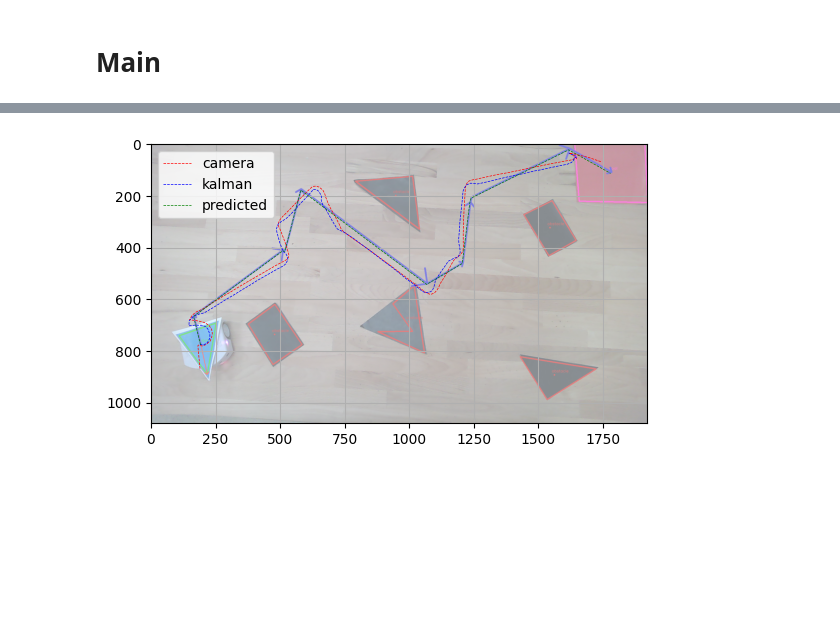
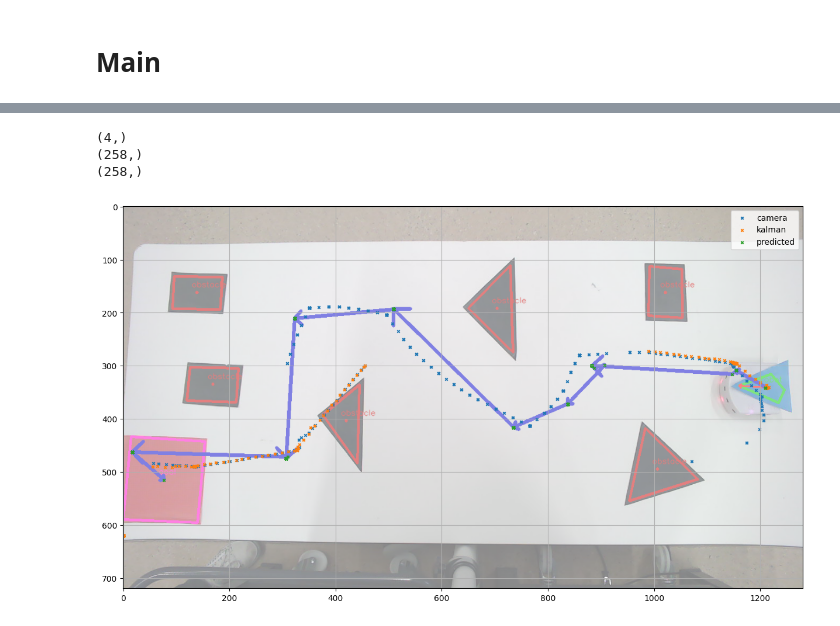
Before and after one commit to jsilveira1409/MICRO-452-Basics-of-mobile-robotics, a Jupyter notebook: project2.ipynb, the cells around one changed output, grey strips where cells are left out. Saved outputs shown, nothing was run; the diff lists cells and outputs as text; code cells hidden in the pictures; blank space fills up the shorter version.

Commit message:
Calibrating Kalman

```diff
--- a/project2.ipynb
+++ b/project2.ipynb
@@ -59,4 +3,22 @@ def controller(angle):
 # %%
+import numpy as np
+import math
+import time
+from computer_vision import *
+from dijkstra import compute_shortest_path
+from kalman import *
+from motion_control import *
+import tdmclient.notebook
+await tdmclient.notebook.start()
+
+
+@tdmclient.notebook.sync_var
+def motors(l_speed=500, r_speed=500):
+    global motor_left_target, motor_right_target
+
+    motor_left_target = l_speed
+    motor_right_target = r_speed
+
 def pathing (video_capture, path, x0, y0, theta0, periode=0.01):
     cam_hist = []
     kal_hist = []
@@ -127,7 +89,7 @@ def pathing (video_capture, path, x0, y0, theta0, periode=0.01):
                 goalx = path[i][0]
                 goaly = path[i][1]
             else:
-                motors(stop, stop)
+                motors(0, 0)
                 break
         else :
             angle =  wrap_angle((teta[i] - pred_teta) % (2*np.pi))
@@ -137,11 +99,14 @@ def pathing (video_capture, path, x0, y0, theta0, periode=0.01):
         u = np.array([[speed_l],[speed_r]]) * ROBOT_SPEED_TO_MM
         motors(speed_l, speed_r)
 
-        cam_hist.append([kx, ky, kteta])
+        if robot_detected == False:
+            cam_hist.append([0, 0, 0])
+        else:
+            cam_hist.append([kx, ky, kteta])
         kal_hist.append([pred_x, pred_y, pred_teta])
         pred_hist.append([goalx, goaly, teta[i]])
 
-    motors(stop, stop)
+    motors(0, 0)
     return cam_hist, kal_hist, pred_hist
 # %% [markdown]
 # Main
@@ -205,23 +165,31 @@ obst_copy  = np.array(obst)
 # %%
 #plot
 pixel_cam = np.zeros(np.shape(cam_copy))
 pixel_kal = np.zeros(np.shape(kal_copy))
 pixel_pred = np.zeros(np.shape(pred_copy))
 # transform to pixel
+plt.figure(figsize=(15,15))
 for i in range(len(cam)):
     pixel_cam[i] = metric_to_pixel(cam_copy[i])
     pixel_kal[i] = metric_to_pixel(kal_copy[i])
     pixel_pred[i] = metric_to_pixel(pred_copy[i])
 
+print(x.shape)
+print(pixel_cam[:,0].shape)
+print(pixel_cam[:,1].shape)
+
 implot = plt.imshow(cv2.cvtColor(frame, cv2.COLOR_BGR2RGB), origin='upper', alpha=0.5)
-plt.plot(pixel_kal[:,0], -pixel_kal[:,1] + CAMERA_HEIGHT, 'r', label='camera', linestyle='--', linewidth=0.5)
-plt.plot(pixel_cam[:,0], -pixel_cam[:,1]+ CAMERA_HEIGHT, 'b', label='kalman', linestyle='--', linewidth=0.5)
-plt.plot(pixel_pred[:,0], -pixel_pred[:,1]+ CAMERA_HEIGHT, 'g', label='predicted', linestyle='--', linewidth=0.5)
+plt.scatter(pixel_kal[:,0], -pixel_kal[:,1] + CAMERA_HEIGHT, label='camera', marker='x', s=10)
+plt.scatter(pixel_cam[:,0], -pixel_cam[:,1]+ CAMERA_HEIGHT, label='kalman', marker='x', s=10)
+plt.scatter(pixel_pred[:,0], -pixel_pred[:,1]+ CAMERA_HEIGHT, label='predicted', marker='x', s=10)
 
 
 plt.legend()
 plt.grid()
 
 plt.show()
 # %% [output]
+(4,)
+(258,)
+(258,)
-[figure, old version]
+[figure, new version]
```
Also changed, not shown: parts of 7 cells of this notebook, 6 other files.
